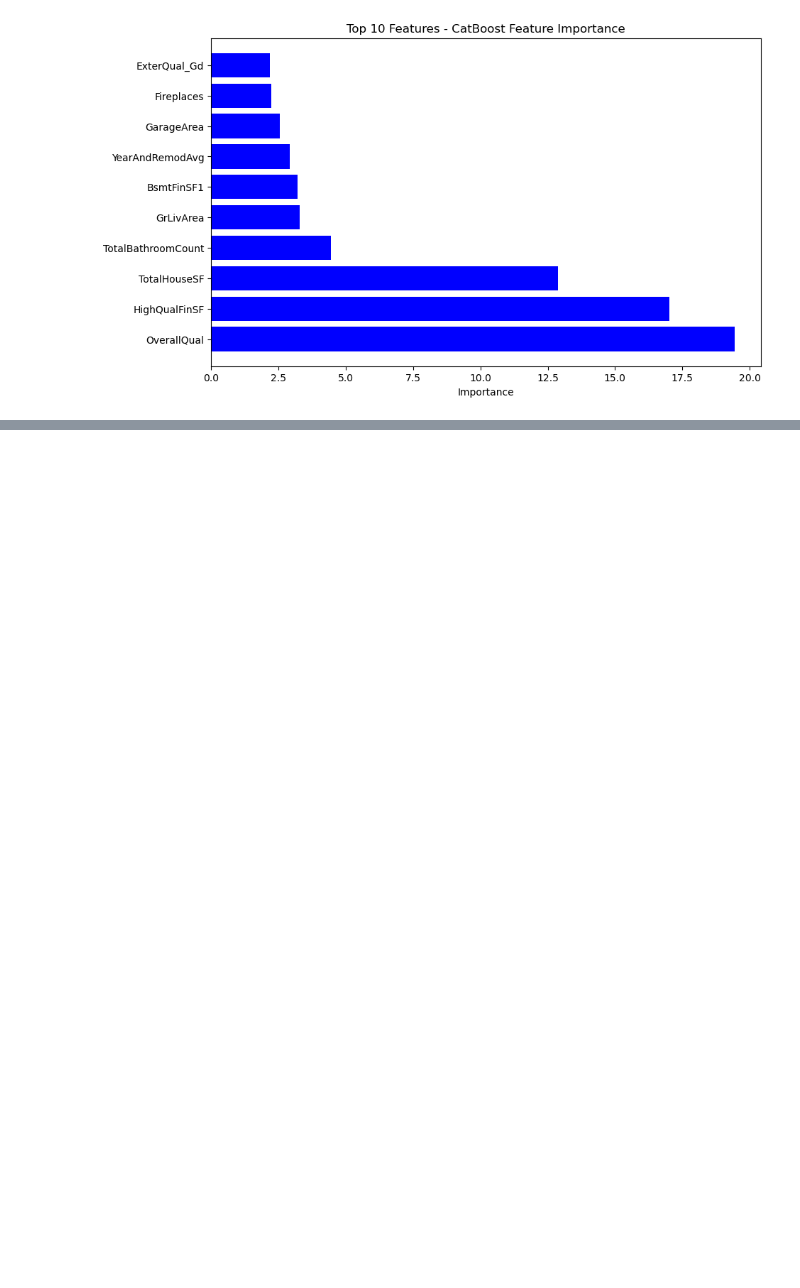
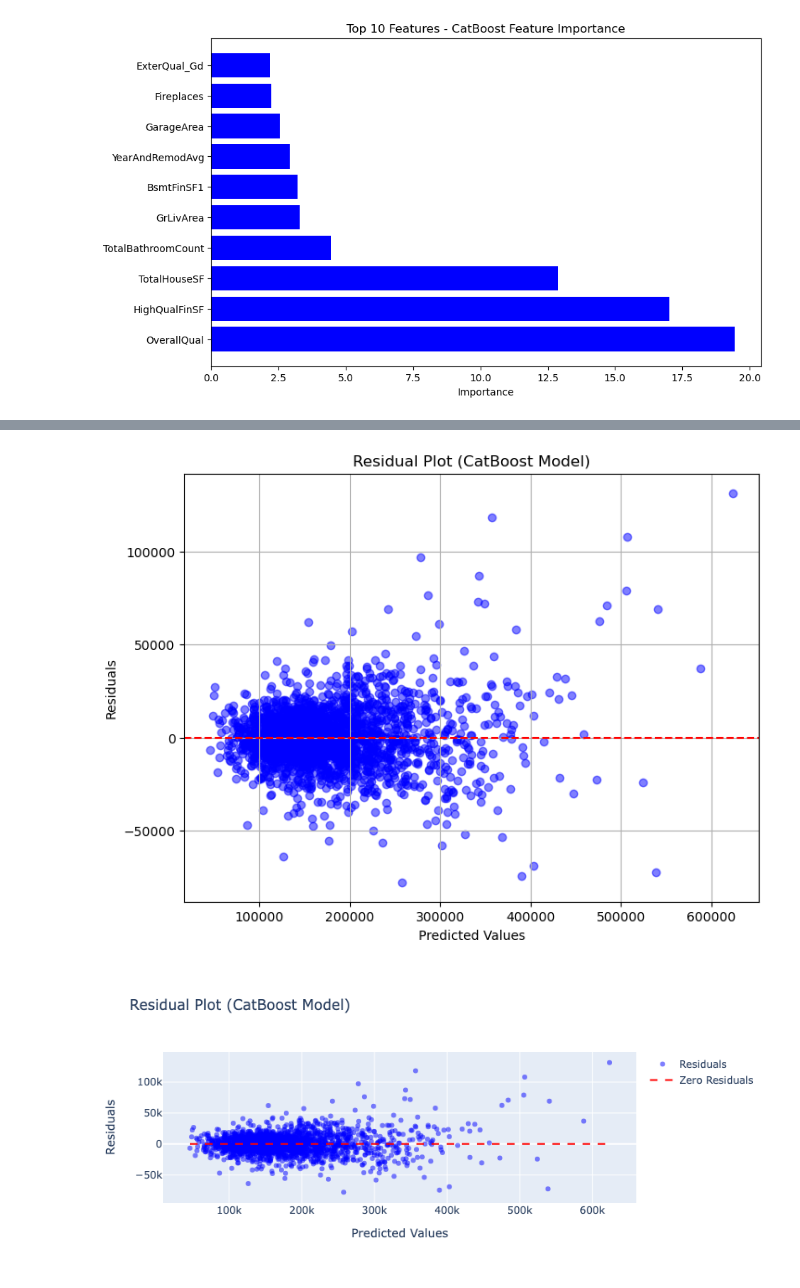
Before and after one commit to briangdrewes/machinelearning_Ames, a Jupyter notebook: dummyNoDropCatBoostViz.ipynb, the cells around one changed output, grey strips where cells are left out. Cells and saved outputs as stored; diff of their text form; code cells hidden in the pictures; blank space fills up the shorter version.

```diff
--- a/dummyNoDropCatBoostViz.ipynb
+++ b/dummyNoDropCatBoostViz.ipynb
@@ -172,0 +264,37 @@ best_model.plot_predictions(pool=None, prediction_type='RawFormulaVal', iteratio
+# %%
+
+
+# Plotting residuals against predicted values
+plt.figure(figsize=(8, 6))
+plt.scatter(predicted_values, residuals, color='blue', alpha=0.5)
+plt.axhline(y=0, color='red', linestyle='--')
+plt.xlabel('Predicted Values')
+plt.ylabel('Residuals')
+plt.title('Residual Plot (CatBoost Model)')
+plt.grid(True)
+plt.show()
+
+# Create a scatter plot
+residual_plot = go.Scatter(x=predicted_values, y=residuals, mode='markers',
+                           marker=dict(color='blue', opacity=0.5),
+                           name='Residuals')
+
+# Add a horizontal line at y=0
+horizontal_line = go.Scatter(x=[min(predicted_values), max(predicted_values)], y=[0, 0],
+                             mode='lines', line=dict(color='red', dash='dash'),
+                             name='Zero Residuals')
+
+# Layout
+layout = go.Layout(title='Residual Plot (CatBoost Model)',
+                   xaxis=dict(title='Predicted Values'),
+                   yaxis=dict(title='Residuals'),
+                   showlegend=True)
+
+# Create figure
+residual_fig = go.Figure(data=[residual_plot, horizontal_line], layout=layout)
+
+# Show plot
+residual_fig.show()
+# %% [output]
+[figure, added]
+[figure, added]
```
Also changed, not shown: parts of 30 cells of this notebook, 16 other files.
